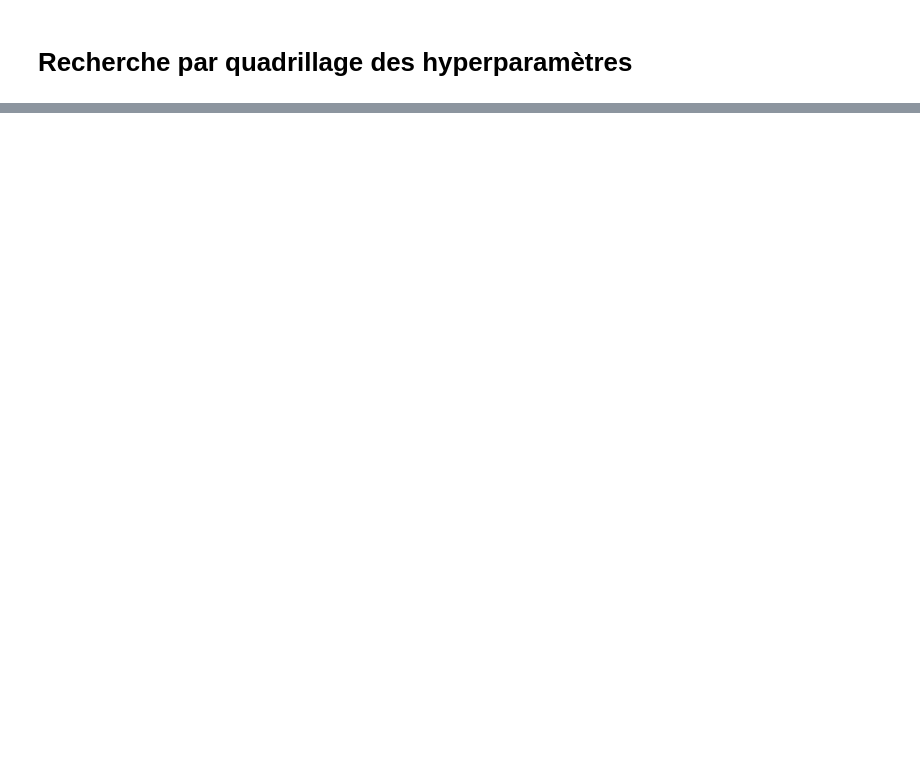
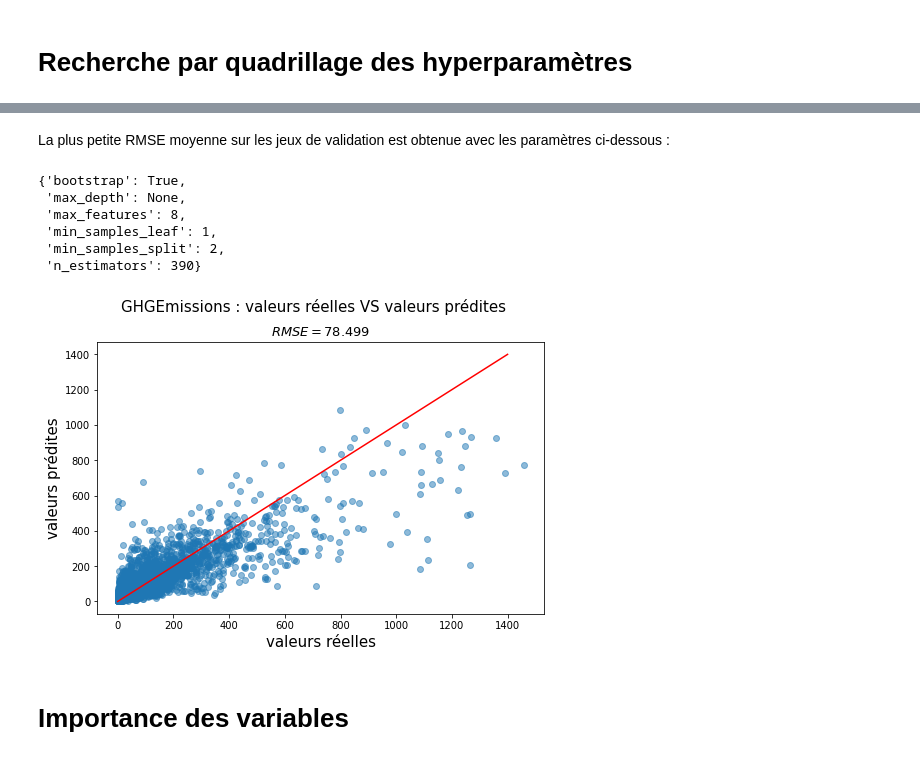
Before and after one commit to quentin-liance/Anticipez-les-besoins-en-consommation-electrique-de-batiments, a Jupyter notebook: pelec_02_modeling.ipynb, the cells around one changed output, grey strips where cells are left out. Saved outputs shown, nothing was run; the diff lists cells and outputs as text; code cells hidden in the pictures; blank space fills up the shorter version.

Commit message:
update model building notebook without target leakage

```diff
--- a/pelec_02_modeling.ipynb
+++ b/pelec_02_modeling.ipynb
@@ -718,0 +477,2 @@ fig.subplots_adjust(wspace=0.4, hspace=0.3)
+# %%
+X_train_prepared = preprocessing_looe.fit_transform(X_train, y_train)
@@ -718,0 +549,18 @@ fig.subplots_adjust(wspace=0.4, hspace=0.3)
+# %%
+params = {'n_estimators': [385, 390, 395, 400],
+          'max_features': [5, 6, 7, 8],
+          'bootstrap': [True],
+          'max_depth': [None],
+          'min_samples_leaf': [1],
+          'min_samples_split': [2]}
+
+grid_search = GridSearchCV(estimator=model,
+                           param_grid=params,
+                           cv=5,
+                           scoring=scoring,
+                           refit='neg_mean_squared_error',
+                           verbose=2,
+                           return_train_score=True,
+                           n_jobs=-1)
+
+%time grid_search.fit(X_train_prepared, y_train)
@@ -718,0 +587,39 @@ fig.subplots_adjust(wspace=0.4, hspace=0.3)
+# %% [markdown]
+La plus petite RMSE moyenne sur les jeux de validation est obtenue avec les paramètres ci-dessous :
+# %%
+list(get_search_results(grid=grid_search)['params'])[0]
+# %% [output]
+{'bootstrap': True,
+ 'max_depth': None,
+ 'max_features': 8,
+ 'min_samples_leaf': 1,
+ 'min_samples_split': 2,
+ 'n_estimators': 390}
+# %%
+# stockage du meilleur modèle dans best_model
+best_model = grid_search.best_estimator_
+
+# Sauvegarde du meilleur modèle
+joblib.dump(best_model, 'best_model.pkl')
+
+# prédiction en validation croisée
+y_pred = cross_val_predict(best_model, X_train_prepared, y_train, cv=5)
+
+# calcul du RMSE
+rmse = round((mean_squared_error(y_pred, y_train, squared=False)), 3)
+
+# Affichage valeurs réelles VS valeurs prédites
+plt.figure(figsize=(8, 5))
+plt.scatter(y_train, y_pred, alpha=0.5)
+plt.plot(np.linspace(0, 1_400), np.linspace(0, 1_400), c='red')
+title = "GHGEmissions : valeurs réelles VS valeurs prédites"
+subtitle = f"$RMSE={rmse}$"
+plt.suptitle(title, fontsize=15, y=1.0)
+plt.title(subtitle, fontsize=13)
+plt.xlabel("valeurs réelles", fontsize=15)
+plt.ylabel("valeurs prédites", fontsize=15)
+plt.show()
+# %% [output]
+[figure, added]
+# %% [markdown]
+# Importance des variables
```
Also changed, not shown: parts of 107 cells of this notebook.
